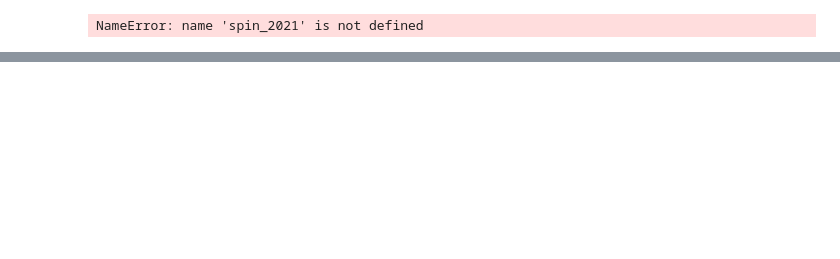
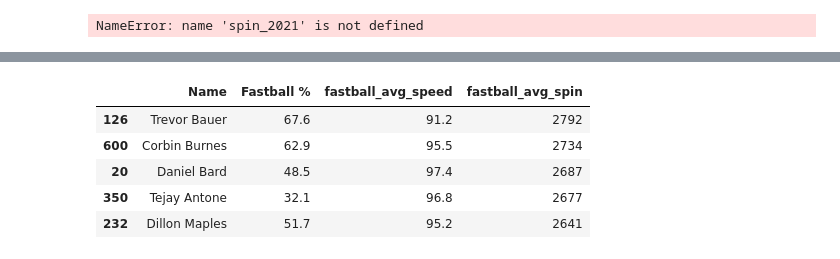
Before and after one commit to Jesparza17/Jesparza17, a Jupyter notebook: Project Notebook.ipynb, the cells around one changed output, grey strips where cells are left out. Drawn from its saved outputs; the diff is of its cells as text; code cells hidden in the pictures; blank space fills up the shorter version.

```diff
--- a/Project Notebook.ipynb
+++ b/Project Notebook.ipynb
@@ -127,0 +147,19 @@ NameError: name 'spin_2021' is not defined
+# %%
+fb2021 = pd.read_csv("fastball_stuff2021.csv")
+fb2021['Name'] = fb2021[' first_name'] + ' ' + fb2021['last_name']
+fb2021.drop(["player_id", "Unnamed: 7", "last_name", " first_name", "year"], axis=1, inplace=True)
+
+position = fb2021.pop("Name")
+fb2021.insert(0,'Name',position)
+fb2021.rename(columns={"n_fastball_formatted": "Fastball %"}, inplace=True)
+
+fb2021.sort_values("fastball_avg_spin", inplace=True, ascending=False)
+
+fb2021.head()
+# %% [output]
+|  | Name | Fastball % | fastball_avg_speed | fastball_avg_spin |
+| 126 | Trevor Bauer | 67.6 | 91.2 | 2792 |
+| 600 | Corbin Burnes | 62.9 | 95.5 | 2734 |
+| 20 | Daniel Bard | 48.5 | 97.4 | 2687 |
+| 350 | Tejay Antone | 32.1 | 96.8 | 2677 |
+| 232 | Dillon Maples | 51.7 | 95.2 | 2641 |
```
Also changed, not shown: parts of 8 cells of this notebook.
